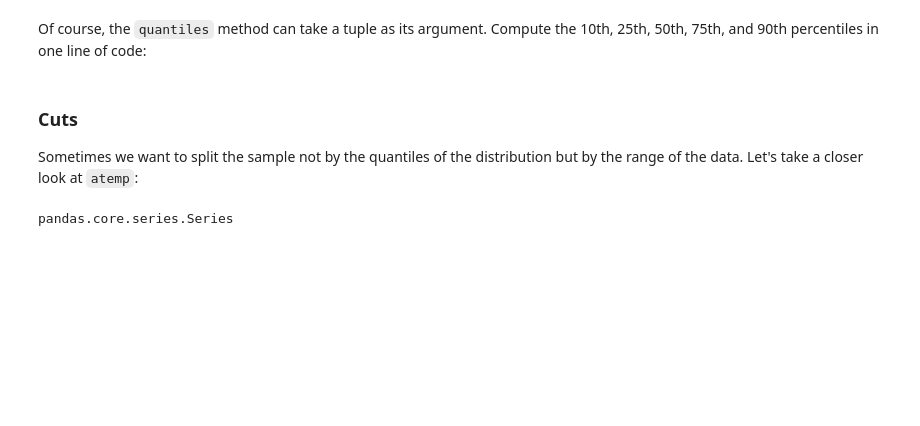
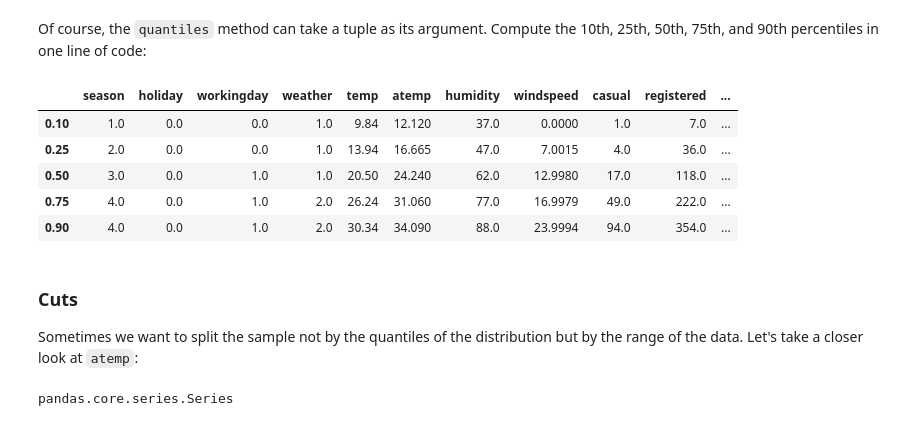
Before and after one commit to rejithomson/rejithomson, a Jupyter notebook: IOD/IOD_Lab 2.1.1.ipynb, the cells around one changed output. Drawn from its saved outputs; the diff is of its cells as text; code cells hidden in the pictures; blank space fills up the shorter version.

```diff
--- a/IOD/IOD_Lab 2.1.1.ipynb
+++ b/IOD/IOD_Lab 2.1.1.ipynb
@@ -451,3 +479,13 @@ Of course, the `quantiles` method can take a tuple as its argument. Compute the
+# %%
+#ANSWER
+bikes.quantile([0.1, 0.25, 0.5, 0.75, 0.9])
+# %% [output]
+|  | season | holiday | workingday | weather | temp | atemp | humidity | windspeed | casual | registered | ... |
+| 0.10 | 1.0 | 0.0 | 0.0 | 1.0 | 9.84 | 12.120 | 37.0 | 0.0000 | 1.0 | 7.0 | ... |
+| 0.25 | 2.0 | 0.0 | 0.0 | 1.0 | 13.94 | 16.665 | 47.0 | 7.0015 | 4.0 | 36.0 | ... |
+| 0.50 | 3.0 | 0.0 | 1.0 | 1.0 | 20.50 | 24.240 | 62.0 | 12.9980 | 17.0 | 118.0 | ... |
+| 0.75 | 4.0 | 0.0 | 1.0 | 2.0 | 26.24 | 31.060 | 77.0 | 16.9979 | 49.0 | 222.0 | ... |
+| 0.90 | 4.0 | 0.0 | 1.0 | 2.0 | 30.34 | 34.090 | 88.0 | 23.9994 | 94.0 | 354.0 | ... |
 # %% [markdown]
 ### Cuts
 
```
Also changed, not shown: parts of 58 cells of this notebook.
